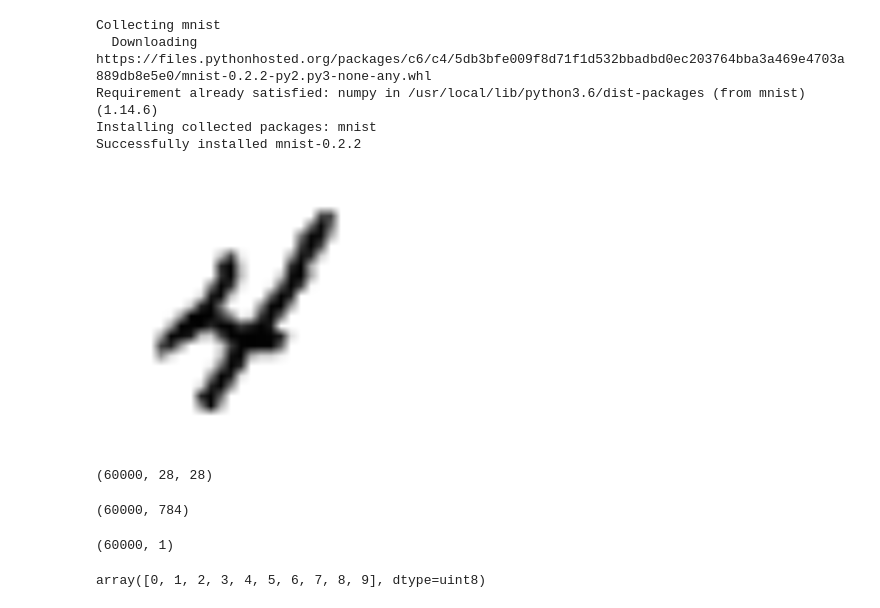
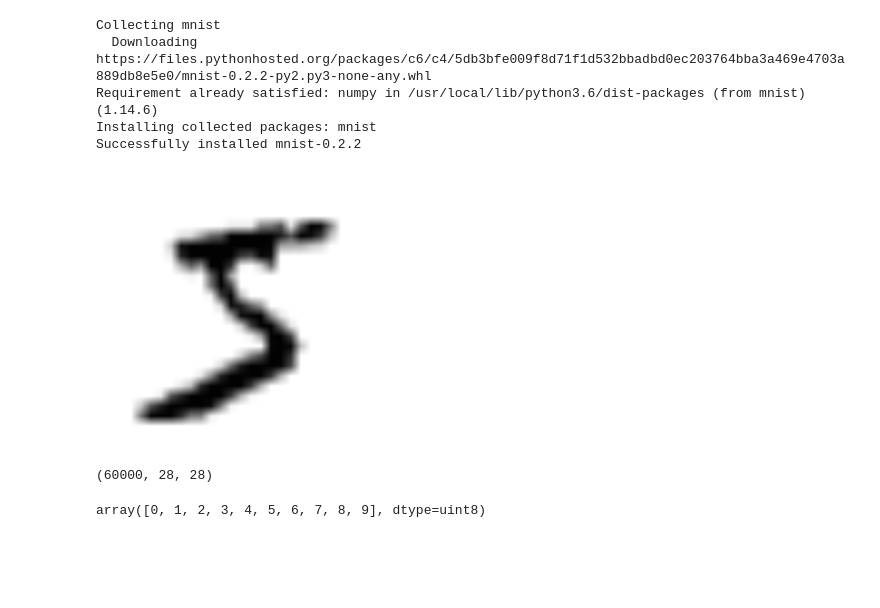
Before and after one commit to paulamos/MLcourse, a Jupyter notebook: MachineLearningLab02.ipynb, the cells around one changed output. Cells and saved outputs as stored; diff of their text form; code cells hidden in the pictures; blank space fills up the shorter version.

```diff
--- a/MachineLearningLab02.ipynb
+++ b/MachineLearningLab02.ipynb
@@ -171,9 +468,9 @@ train_labels = mnist.train_labels()
 test_images = mnist.test_images()
 test_labels = mnist.test_labels()
 # %%
-scipy.misc.toimage(scipy.misc.imresize(train_images[9,:,:] * -1 + 256, 10.))
+scipy.misc.toimage(scipy.misc.imresize(train_images[0,:,:] * -1 + 256, 10.))
 # %% [output]
-[figure, old version]
+[figure, new version]
 # %%
 train_images.shape
 # %% [output]
@@ -183,12 +478,3 @@ x = train_images.reshape((train_images.shape[0], train_images.shape[1] * train_i
-# %%
-x.shape
-# %% [output]
-(60000, 784)
-# %%
-train_labels = train_labels.reshape(60000,1)
-train_labels.shape
-# %% [output]
-(60000, 1)
 # %%
 np.unique(train_labels)
 # %% [output]
```
Also changed, not shown: parts of 56 cells of this notebook.
